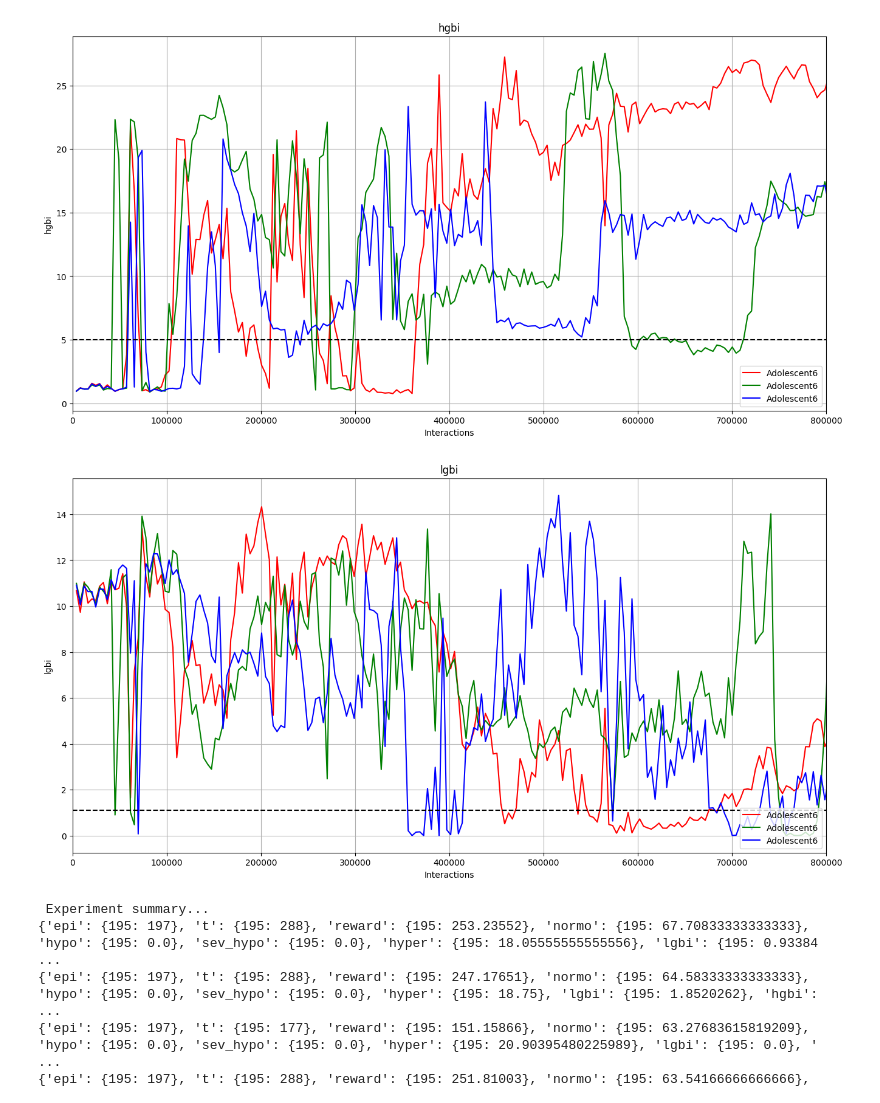
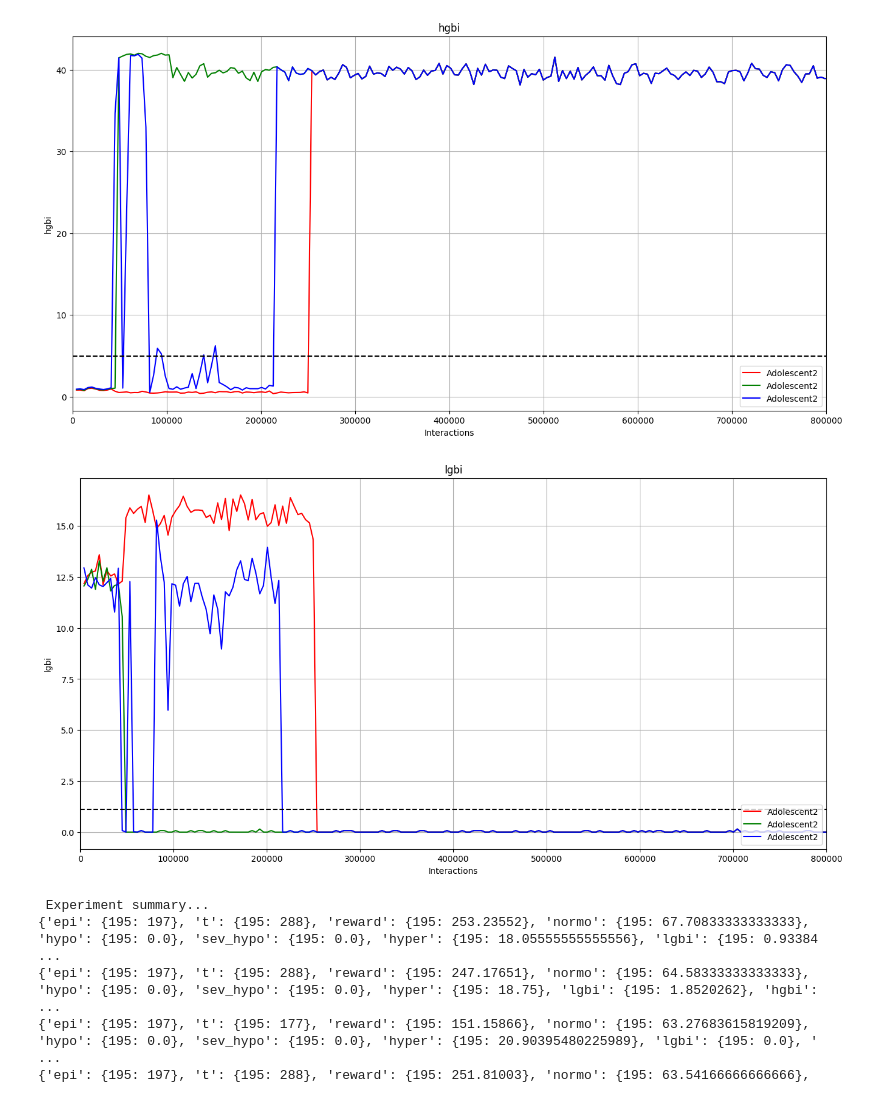
Before and after one commit to RL4H/G2P2C, a Jupyter notebook: visualiser/notebooks/individual_analyzer.ipynb, the cells around one changed output. Saved outputs shown, nothing was run; the diff lists cells and outputs as text; code cells hidden in the pictures.

```diff
--- a/visualiser/notebooks/individual_analyzer.ipynb
+++ b/visualiser/notebooks/individual_analyzer.ipynb
@@ -72,10 +72,13 @@ FOLDER = '/RunLength_Study/TD3/Optimal_Parameters/' #With Constraint
 # FOLDER = '/Best_Models/Best_DDPG/' #With Constraint
 FOLDER = '/Best_Models/Best_Final_TD3/' #With Constraint
 
+# FOLDER = '/LargeNoiseStudy/TD3/NormDist/sigma_5e0/'
+FOLDER = '/LargeNoiseStudy/TD3/NormDist/sigma_5e-2/'
+
 
 
 ALGO = 'TD3'#'DDPG' TD3
-SUBJECT = '6'
+SUBJECT = '2'
 PATH = FOLDER+ALGO+SUBJECT
 COHORT = 'Adolescent'
 
@@ -123,5 +126,5 @@ params = ['policy_loss', 'value_loss', 'pi_grad', 'val_grad'] #, 'pi_loss'
-[figure, old version]
+[figure, new version]
-[figure, old version]
+[figure, new version]
 # %%
 
 ## debugging a given experiment
```
Also changed, not shown: parts of 1 cell of this notebook, 3 other files.
